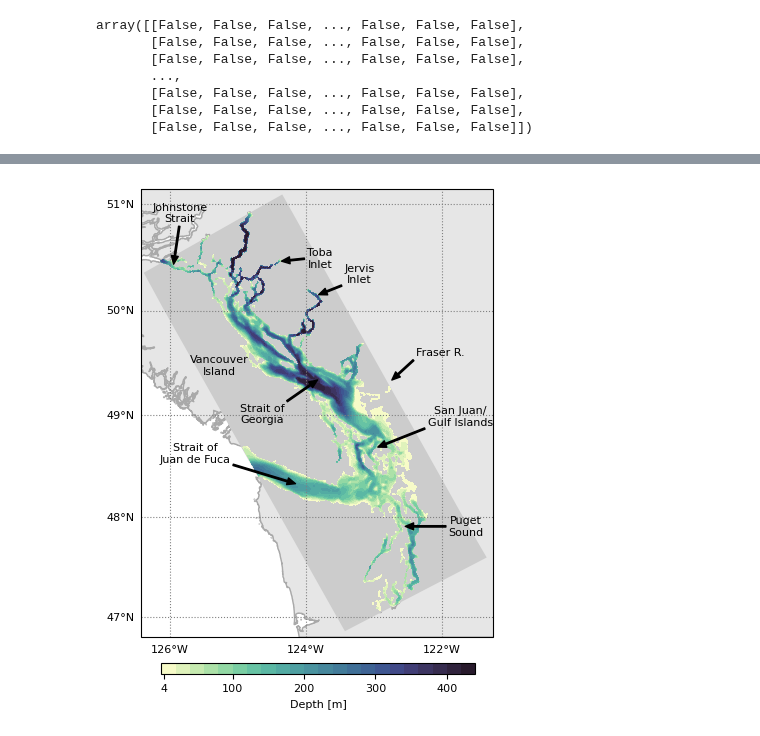
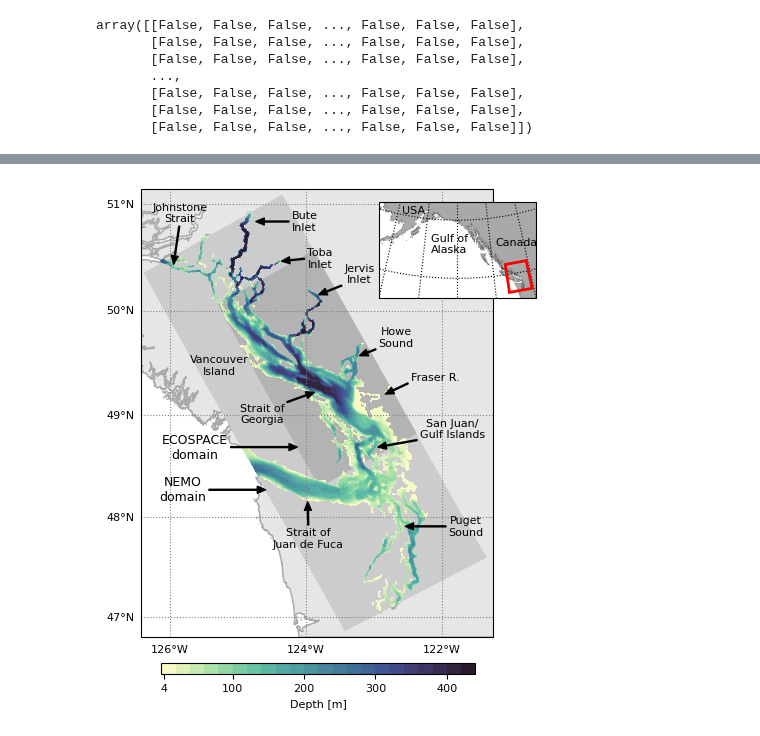
Before and after one commit to goldford/NEMO-Salish-Sea-1500, a Jupyter notebook: code/Visuals - Overview Map (Py3).ipynb, the cells around one changed output, grey strips where cells are left out. Cells and saved outputs as stored; diff of their text form; code cells hidden in the pictures.

```diff
--- a/code/Visuals - Overview Map (Py3).ipynb
+++ b/code/Visuals - Overview Map (Py3).ipynb
@@ -97,20 +132,26 @@ if imap==True:
 #            [navlon[-1,-1]-.01,navlat[-1,-1]-.01*(navlat[0,-1]-navlat[-1,-1])/(navlon[0,-1]-navlon[-1,-1])],
 #            [navlon[-1,0]-.01,navlat[-1,0]]-.01*(navlat[0,0]-navlat[-1,0])/(navlon[0,0]-navlon[-1,0])]
 
-    # study area rectangle
-    #verts=[[-125.46,49.86],[-124.33, 50.55],[-121.9,48.8], [-123, 48.1]]
-    verts=[[-126.39, 50.36007],[-124.34939, 51.092396], [-121.33768, 47.5994],[-123.42677, 46.86]]
-
+    # study area rectangles
+    # nemo bounds
     #TL -126.39, 50.36007
     #TR -124.34939, 51.092396
     #BL -123.42677, 46.864815
     #BR- -121.33768, 47.5994
-    poly = geometry.polygon.Polygon(verts)
+    verts_nemo=[[-126.39, 50.36007],[-124.34939, 51.092396], [-121.33768, 47.5994],[-123.42677, 46.86]]
+    poly_nemo = geometry.polygon.Polygon(verts_nemo)
     #p=ax0.add_geometries([poly,],crs=crt.crs.PlateCarree(),facecolor=(.9,.9,.9), edgecolor=None,
     #                     lw=1, zorder=1)
     #p=ax0.add_geometries([poly,],crs=crt.crs.PlateCarree(),facecolor=(.9,.9,.9), color='None',
     #                     edgecolor="darkgray",lw=1, zorder=10)
-    p=ax0.add_geometries([poly,],crs=crt.crs.PlateCarree(),facecolor=(.8,.8,.8), edgecolor=None,
+    p=ax0.add_geometries([poly_nemo,],crs=crt.crs.PlateCarree(),facecolor=(.8,.8,.8), edgecolor=None,
+                         lw=1, zorder=2)
+
+    # ecospace bounds
+    verts_ecospace=[[ewe_navlon_TL, ewe_navlat_TL],[ewe_navlon_TR, ewe_navlat_TR],
+                     [ewe_navlon_BR, ewe_navlat_BR],[ewe_navlon_BL, ewe_navlat_BL]]
+    poly_ecospace = geometry.polygon.Polygon(verts_ecospace)
+    p=ax0.add_geometries([poly_ecospace,],crs=crt.crs.PlateCarree(),facecolor=(.7,.7,.7), edgecolor=None,
                          lw=1, zorder=2)
 
     # major lines of long and lat
@@ -127,43 +168,82 @@ if imap==True:
             transform=crt.crs.PlateCarree(), zorder=2)
 
 #     mm=ax0.contour(navlon, navlat, tmask[0,:],levels=[-0.01, 0.01], linewidths=1,colors='darkgray',
 #                    transform=crt.crs.PlateCarree(), zorder=2)
 
 #     p=ax0.plot(thlons,thlats,'r-', transform=crt.crs.PlateCarree(), linewidth=1)
 
     cbar=fig.colorbar(c, cax=cax, label='Depth [m]',ticks=[4,100,200,300,400],orientation='horizontal')
     cax.set_ylim((4/430,1))
 
-    ax0.annotate('Fraser R.',xy=(1.23e5,6.3e6),xytext=(1.63e5,6.34e6),
-            arrowprops=dict(facecolor='black', width=1,headwidth=5,headlength=6),fontsize=8)
-    ax0.annotate('Strait of\nGeorgia',xy=(0.01e5,6.30e6),xytext=(-.9e5,6.23e6),
-            arrowprops=dict(facecolor='black', width=1,headwidth=5,headlength=6),fontsize=8,ha='center')
+    arrow_w = 0.7
+
+    ax0.annotate('ECOSPACE\ndomain',xy=(-0.32e5,6.19e6),xytext=(-2e5,6.19e6),
+            arrowprops=dict(facecolor='black', width=arrow_w,headwidth=5,headlength=6),fontsize=9, ha='center', va='center')
+
+    ax0.annotate('NEMO\ndomain',xy=(-0.84e5,6.12e6),xytext=(-2.2e5,6.12e6),
+            arrowprops=dict(facecolor='black', width=arrow_w,headwidth=5,headlength=6),fontsize=9, ha='center', va='center')
+
+    ax0.annotate('Strait of\nGeorgia',xy=(-0.04e5,6.28e6),xytext=(-.9e5,6.23e6),
+            arrowprops=dict(facecolor='black', width=arrow_w,headwidth=5,headlength=6),fontsize=8,ha='center')
+
     ax0.annotate('Toba\nInlet',xy=(-0.58e5,6.495e6),xytext=(0.05e5,6.485e6),
-            arrowprops=dict(facecolor='black', width=1,headwidth=5,headlength=6),fontsize=8,ha='center')
+            arrowprops=dict(facecolor='black', width=arrow_w,headwidth=5,headlength=6),fontsize=8,ha='center')
+
+    ax0.annotate('Bute\nInlet',xy=(-1e5,6.56e6),xytext=(-0.2e5,6.56e6),
+            arrowprops=dict(facecolor='black', width=arrow_w,headwidth=5,headlength=6),fontsize=8,ha='center', va='center')
+
     ax0.annotate('Jervis\nInlet',xy=(0.03e5,6.44e6),xytext=(0.7e5,6.46e6),
-            arrowprops=dict(facecolor='black', width=1,headwidth=5,headlength=6),fontsize=8,ha='center')
+            arrowprops=dict(facecolor='black', width=arrow_w,headwidth=5,headlength=6),fontsize=8,ha='center')
+
+    ax0.annotate('Howe\nSound',xy=(0.7e5,6.34e6),xytext=(1.3e5,6.37e6),
+            arrowprops=dict(facecolor='black', width=arrow_w,headwidth=5,headlength=6),fontsize=8,ha='center', va='center')
+
+
     ax0.annotate('Johnstone\nStrait',xy=(-2.35e5,6.49e6),xytext=(-2.25e5,6.56e6),
-            arrowprops=dict(facecolor='black', width=1,headwidth=5,headlength=6),fontsize=8,ha='center')
-    ax0.annotate('Strait of\nJuan de Fuca',xy=(-0.35e5,6.13e6),xytext=(-2.0e5,6.18e6),
-            arrowprops=dict(facecolor='black', width=1,headwidth=5,headlength=6),fontsize=8,ha='center',va='center')
+            arrowprops=dict(facecolor='black', width=arrow_w,headwidth=5,headlength=6),fontsize=8,ha='center')
+
+    ax0.annotate('Strait of\nJuan de Fuca',xy=(-0.15e5,6.1e6),xytext=(-0.14e5,6.04e6),
+            arrowprops=dict(facecolor='black', width=arrow_w,headwidth=5,headlength=6),fontsize=8,ha='center',va='center')
+
     ax0.annotate('Puget\nSound',xy=(1.45e5,6.06e6),xytext=(2.45e5,6.06e6),
-            arrowprops=dict(facecolor='black', width=1,headwidth=5,headlength=6),fontsize=8,ha='center',va='center')
-    ax0.annotate('San Juan/\nGulf Islands',xy=(1.0e5,6.19e6),xytext=(2.35e5,6.24e6),
-            arrowprops=dict(facecolor='black', width=1,headwidth=5,headlength=6),fontsize=8,ha='center',va='center')
+            arrowprops=dict(facecolor='black', width=arrow_w,headwidth=5,headlength=6),fontsize=8,ha='center',va='center')
+
+    ax0.annotate('San Juan/\nGulf Islands',xy=(1.0e5,6.19e6),xytext=(2.22e5,6.22e6),
+            arrowprops=dict(facecolor='black', width=arrow_w,headwidth=5,headlength=6),fontsize=8,ha='center',va='center')
 
     ax0.annotate('Vancouver\nIsland', xy=(-1.6e5,6.31e6), fontsize=8,ha='center')
+
+    ax0.annotate('Fraser R.',xy=(1.124e5,6.277e6),xytext=(1.54e5,6.3e6),
+            arrowprops=dict(facecolor='black', width=arrow_w,headwidth=5,headlength=6),fontsize=8)
 
     temp=ax0.get_xlim()
     temp2=ax0.get_ylim()
     xlocs=ticker.FixedLocator(np.arange(np.floor(xlim[0]-1), np.ceil(xlim[1])+2,2))
     ylocs = ticker.FixedLocator(np.arange(np.floor(ylim[0]), np.ceil(ylim[1])+1))
     gl = ax0.gridlines(linestyle=":", color='gray', draw_labels=True, xlocs=xlocs, ylocs=ylocs)
     gl.xlabels_top, gl.ylabels_right = False, False
     gl.xformatter = LONGITUDE_FORMATTER
     gl.yformatter = LATITUDE_FORMATTER
     gl.xlabel_style = {'size': 8}
     gl.ylabel_style = {'size': 8}
     a=18
+
+    #Map Inset
+    xmap, ymap = [-160, -120], [45, 62]
+    ax1 = fig.add_axes([0.37, 0.77, 0.21, 0.21], projection=crt.crs.LambertConformal(np.mean(xmap), np.mean(ymap)))
+    ax1.set_extent(xmap + ymap)
+    ax1.add_feature(feature.GSHHSFeature('low', edgecolor='k', facecolor='darkgray', linewidth=0.1))
+    ax1.add_patch(Rectangle((xlim[0], ylim[0]), int(np.diff(xlim))+1, int(np.diff(ylim))+1,
+                            transform=crt.crs.PlateCarree(), fill=False, edgecolor='r', zorder=10, linewidth=2))
+    ax1.text(0.33, 0.47, 'Gulf of\nAlaska', transform=ax1.transAxes)
+    ax1.text(0.74, 0.55, 'Canada', transform=ax1.transAxes)
+    ax1.text(0.15, 0.88, 'USA', transform=ax1.transAxes)
+
+    xticks, yticks = list(range(-170, -100, 10)), list(range(40, 80, 10))
+    ax1.gridlines(linestyle=":", color='k', xlocs=xticks, ylocs=yticks)
+    ax1.xaxis.set_major_formatter(LONGITUDE_FORMATTER)
+    ax1.yaxis.set_major_formatter(LATITUDE_FORMATTER)
+
 imap2=True
 # %% [output]
-[figure, old version]
+[figure, new version]
```
Also changed, not shown: parts of 4 cells of this notebook.
